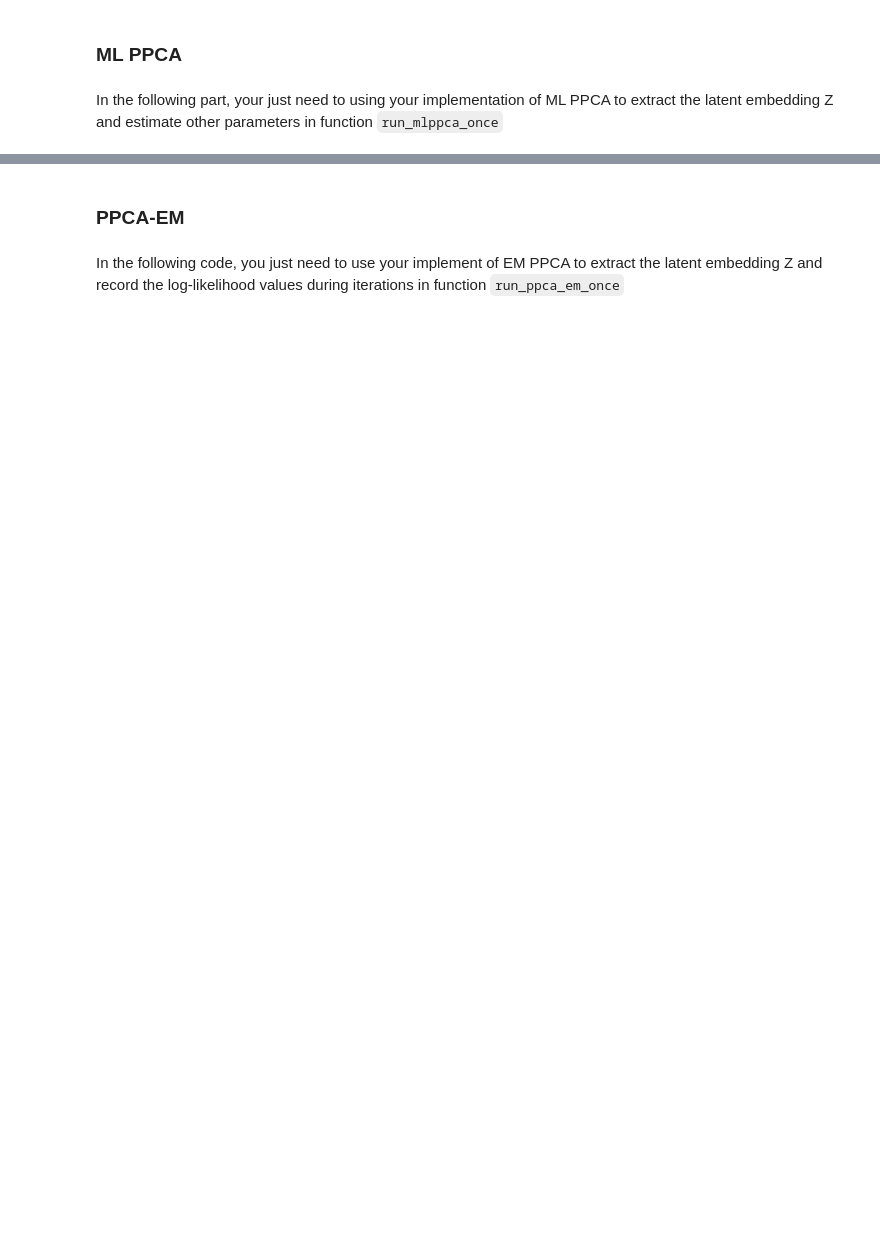
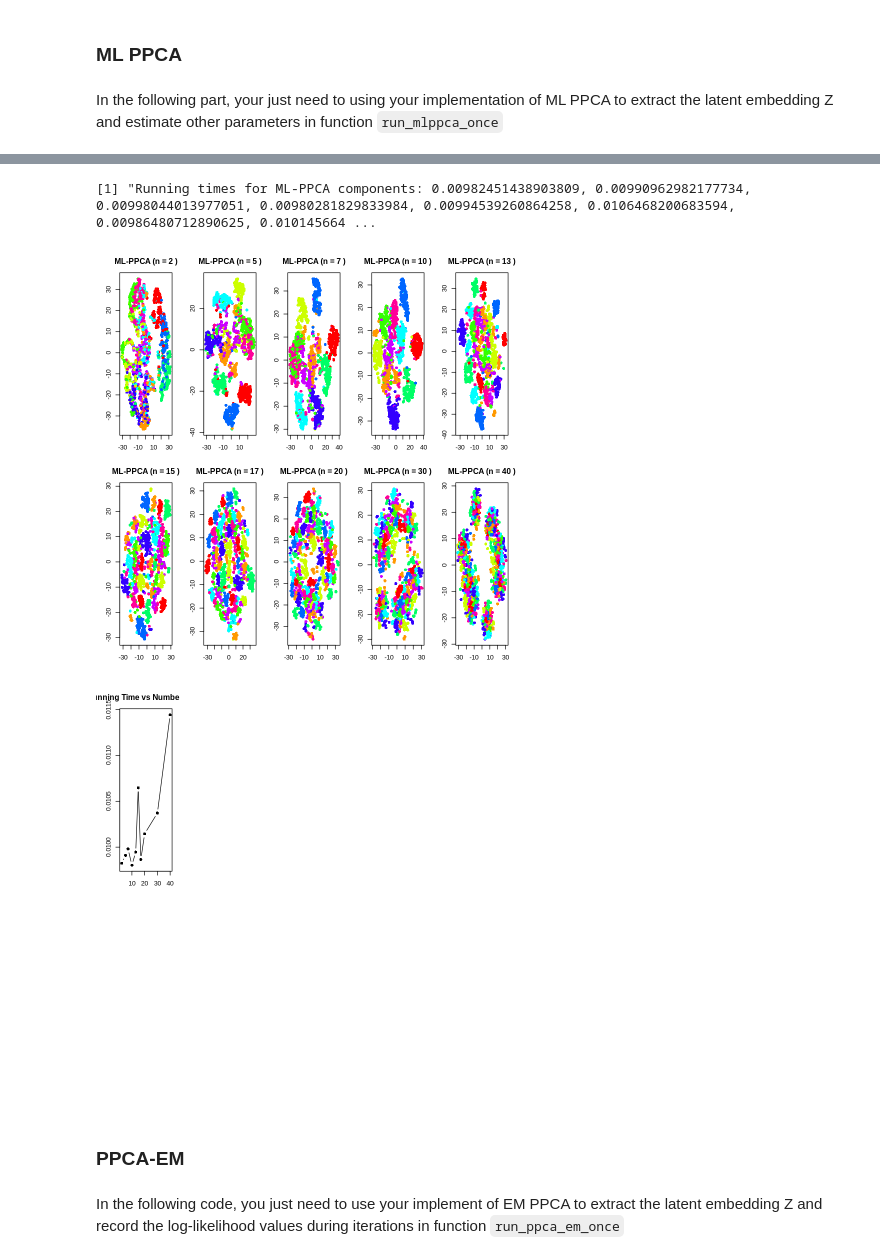
Before and after one commit to RonnieXIE2001/assi, a Jupyter notebook: Assignment1/code_R.ipynb, the cells around one changed output, grey strips where cells are left out. Drawn from its saved outputs; the diff is of its cells as text; code cells hidden in the pictures; blank space fills up the shorter version.

```diff
--- a/Assignment1/code_R.ipynb
+++ b/Assignment1/code_R.ipynb
@@ -365,19 +376,30 @@ run_mlppca_once <- function(X, n_comp) {
   start_time <- Sys.time()
   # Your code here
   # some code here
-  # mu <-
-  # W_ml <-
-  # sigma2_ml <-
-  # Z <-
+  s_mean <- colMeans(X)
+  s_cov <- cov(X)
+  eig <- eigen(s_cov)
+  lambda <- eig$values ## eigenvalues
+  U <- eig$vectors ## eigenvectors
+  M <- n_comp
+  lambda_M <- lambda[1:M]
+  U_M <- U[, 1:M]
+  D = 64
+
+  mu <- s_mean
+  sigma2_ml_2 <- mean(lambda[(M + 1):D])
+  W_ml <- U_M %*% sqrt(diag(lambda_M) - sigma2_ml_2 * diag(M))
+
+  Z <- solve(t(W_ml) %*% W_ml + sigma2_ml_2 * diag(M)) %*% t(W_ml) %*% t(X - s_mean)
 
   end_time <- Sys.time()
   time_taken <- as.numeric(difftime(end_time, start_time, units = "secs"))
 
   return(list(
     time_taken = time_taken,
-    Z = Z,
+    Z = t(Z),
     W = W_ml,
-    sigma2 = sigma2_ml,
+    sigma2 = sigma2_ml_2,
     mu = mu
   ))
 }
@@ -435,7 +479,11 @@ compare_mlpca_components <- function(X, y, components_list = c(2, 5, 10, 20), n_
 # %%
 components_to_try <- c(2, 5, 7, 10, 13, 15, 17, 20, 30, 40)
 # set the number of runs to 1 for debugging and set the number of components to 3 for final submission
-compare_mlpca_components(X, y, components_list = components_to_try,n_runs=1,)
+compare_mlpca_components(X, y, components_list = components_to_try, n_runs=1)
+# %% [output]
+[1] "Running times for ML-PPCA components: 0.00982451438903809, 0.00990962982177734, 0.00998044013977051, 0.00980281829833984, 0.00994539260864258, 0.0106468200683594, 0.00986480712890625, 0.010145664 ...
+[figure, added]
+[figure, added]
 # %% [markdown]
 ### PPCA-EM
 # %% [markdown]
```
Also changed, not shown: parts of 10 cells of this notebook.
